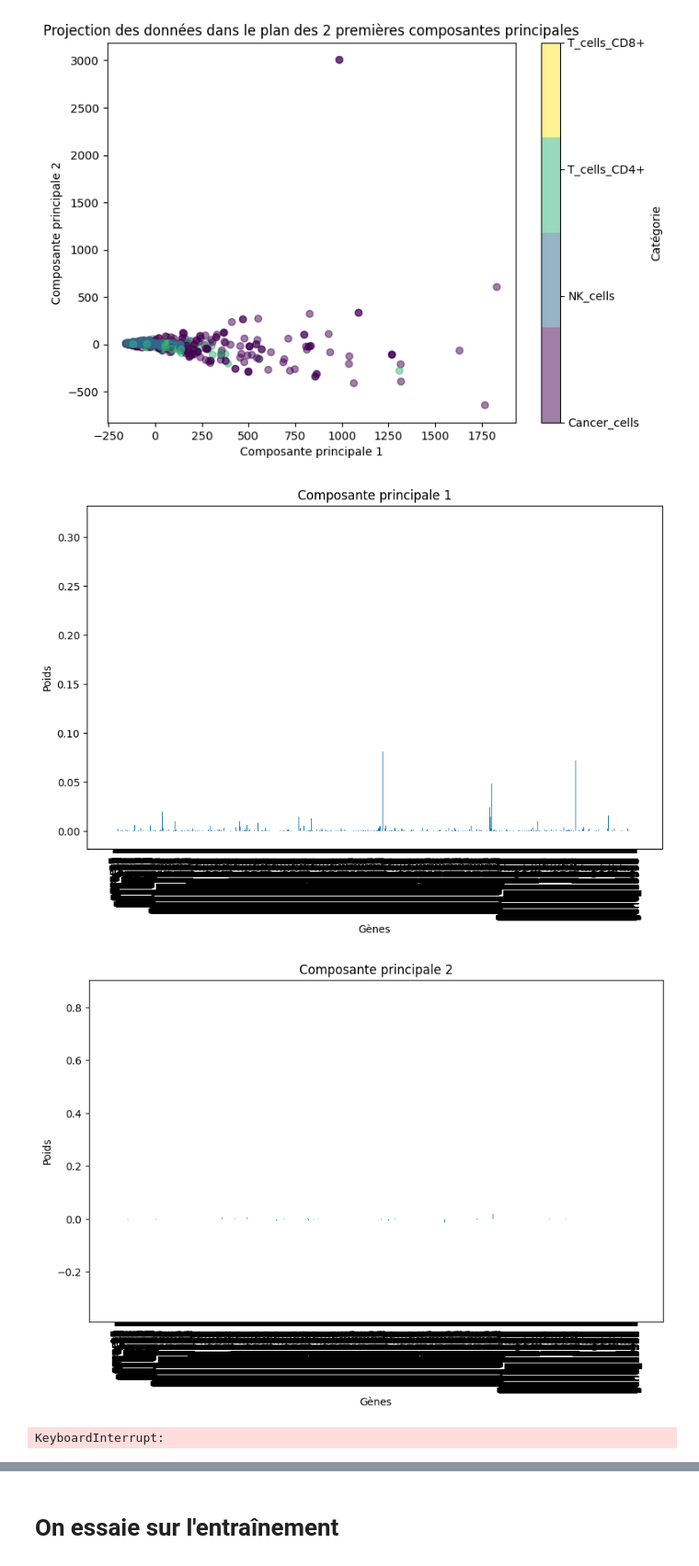
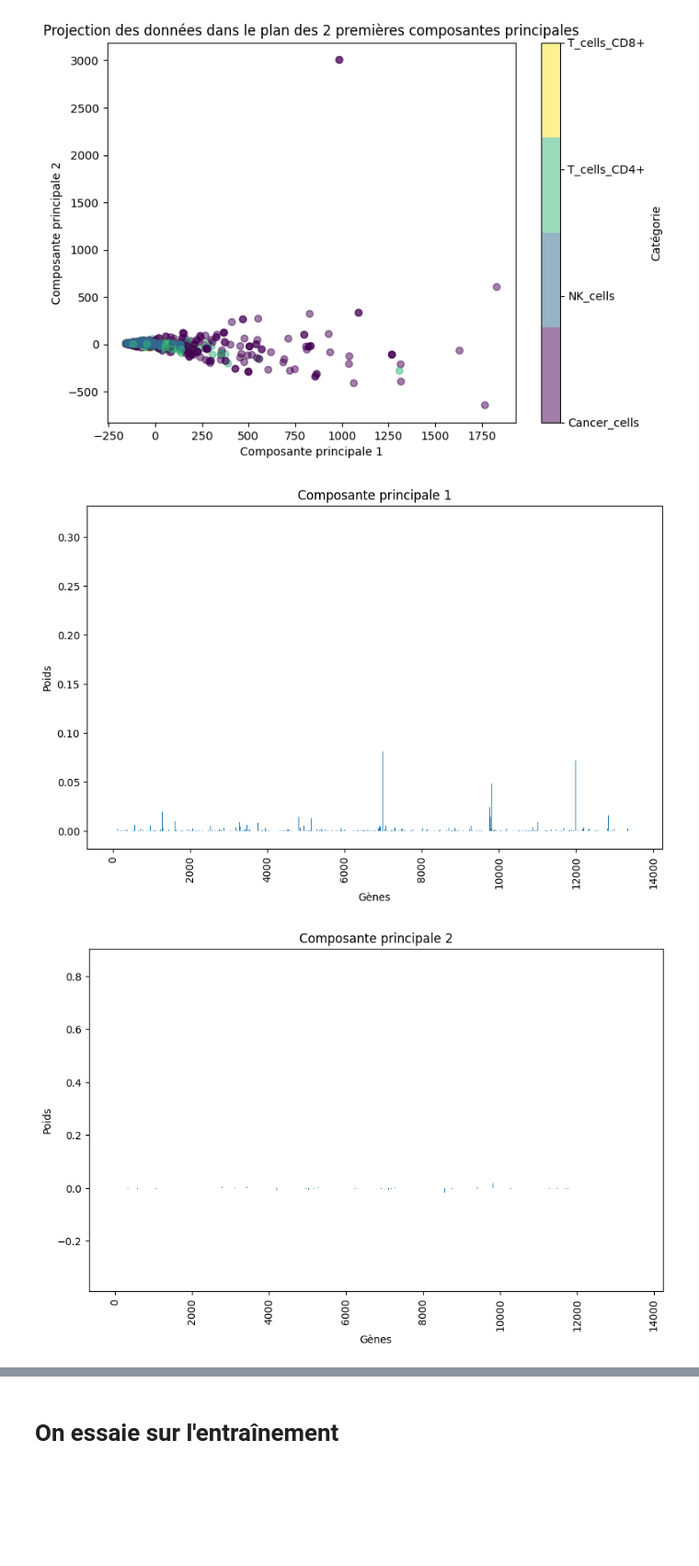
Before and after one commit to DataCampDS/scmark-classification-etoiles, a Jupyter notebook: preprocess.ipynb, the cells around one changed output, grey strips where cells are left out. Shown: that part at 92% size. Drawn from its saved outputs; the diff is of its cells as text; code cells hidden in the pictures; blank space fills up the shorter version.

```diff
--- a/preprocess.ipynb
+++ b/preprocess.ipynb
@@ -177,20 +184,18 @@ plt.show()
 # %%
 # on souhaite voir les genes les plus importants dans les composantes principales en affichant des barplots
 # on commence par passer les X_train de csr_matrix à DataFrame
-X_train = pd.DataFrame(X_train.toarray(), columns=[f'gene_{i}' for i in range(X_train.shape[1])])
 pca = PCA(n_components=20)
 X_pca = pca.fit_transform(X_train)
 components = pca.components_
 genes = X_train.columns
 for i in range(3):  # afficher les 3 premières composantes
     plt.figure(figsize=(10, 6))
     plt.bar(genes, components[i])
     plt.xlabel('Gènes')
     plt.ylabel('Poids')
     plt.title(f'Composante principale {i+1}')
     plt.xticks(rotation=90)
     plt.show()
 # %% [output]
-[figure, old version]
+[figure, new version]
-[figure, old version]
+[figure, new version]
-KeyboardInterrupt:
```
Also changed, not shown: parts of 14 cells of this notebook.
